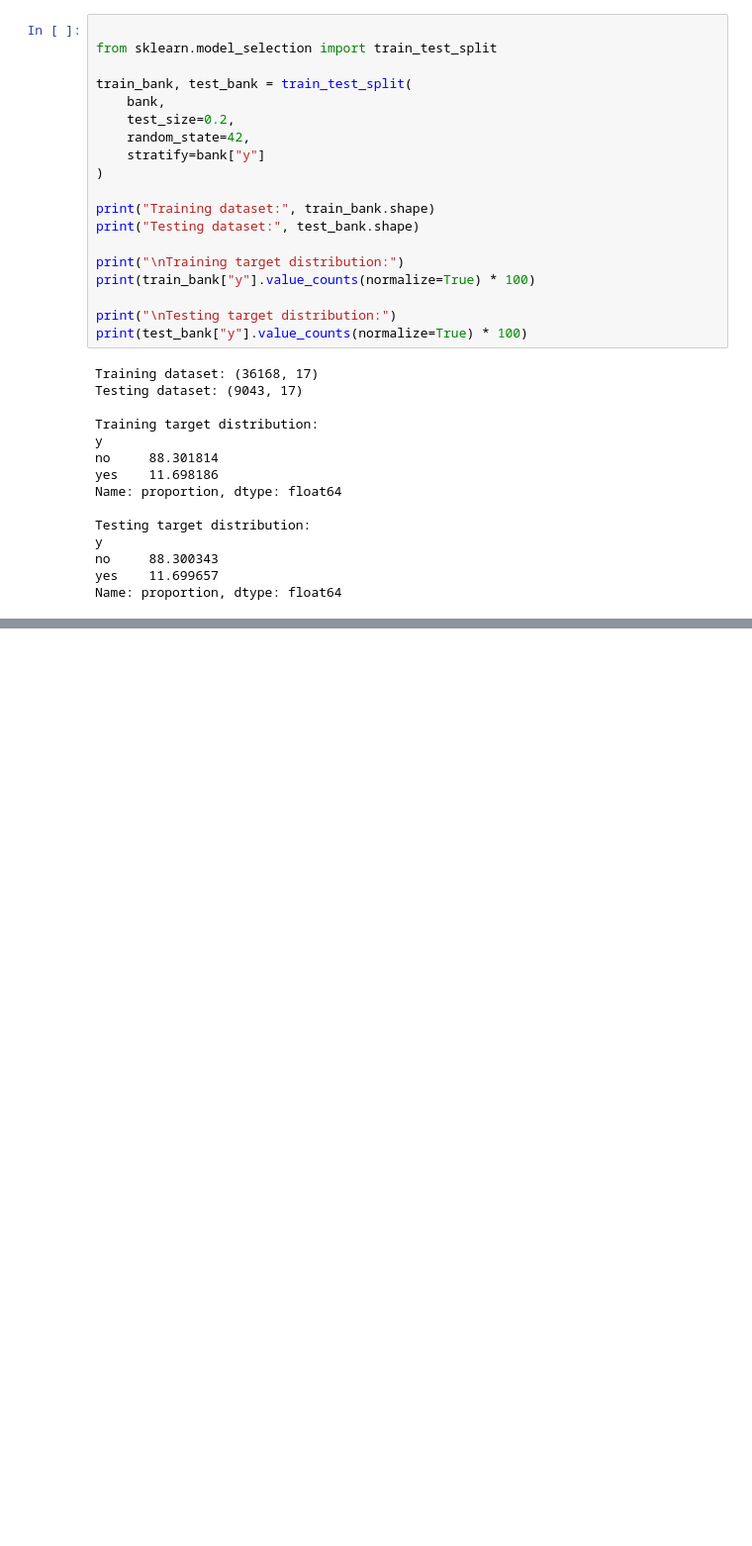
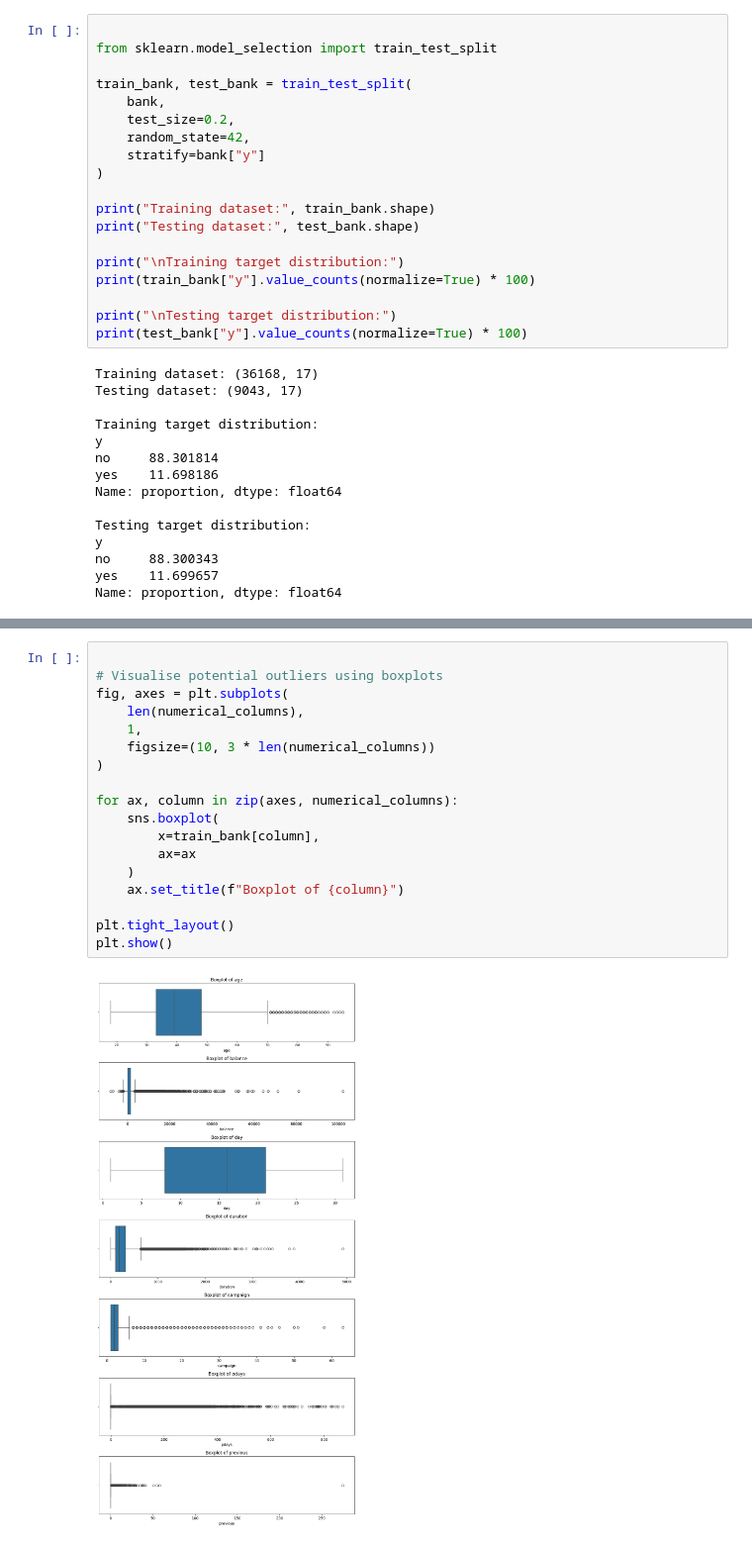
Before and after one commit to kaurp88/15580445-PK-s1, a Jupyter notebook: machine_learning.ipynb, the cells around one changed output, grey strips where cells are left out. Shown at 99% size. Cells and saved outputs as stored; diff of their text form; blank space fills up the shorter version.

```diff
--- a/machine_learning.ipynb
+++ b/machine_learning.ipynb
@@ -169,0 +212,20 @@ Name: proportion, dtype: float64
+# %%
+
+# Visualise potential outliers using boxplots
+fig, axes = plt.subplots(
+    len(numerical_columns),
+    1,
+    figsize=(10, 3 * len(numerical_columns))
+)
+
+for ax, column in zip(axes, numerical_columns):
+    sns.boxplot(
+        x=train_bank[column],
+        ax=ax
+    )
+    ax.set_title(f"Boxplot of {column}")
+
+plt.tight_layout()
+plt.show()
+# %% [output]
+[figure, added]
```
Also changed, not shown: parts of 4 cells of this notebook.
